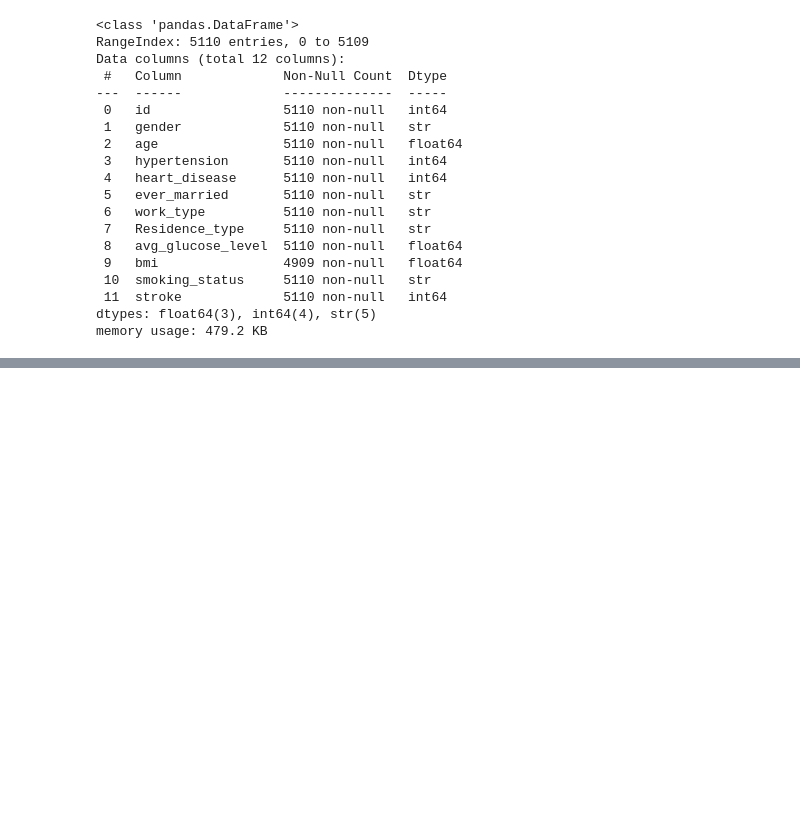
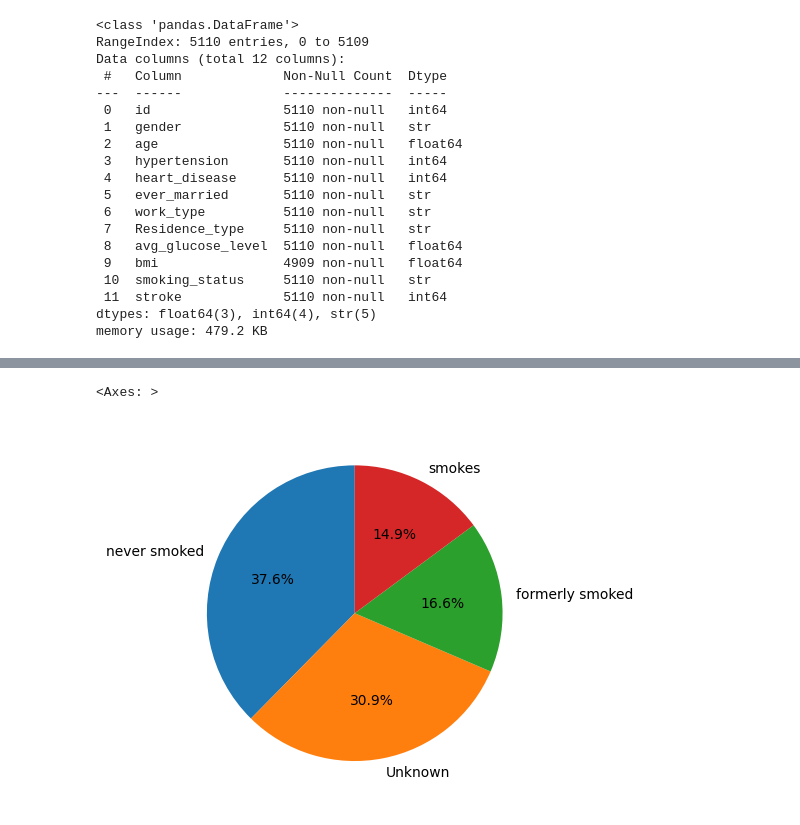
Before and after one commit to manuelfmerino/dashboard_example, a Jupyter notebook: data_clean_up.ipynb, the cells around one changed output, grey strips where cells are left out. Saved outputs shown, nothing was run; the diff lists cells and outputs as text; code cells hidden in the pictures; blank space fills up the shorter version.

```diff
--- a/data_clean_up.ipynb
+++ b/data_clean_up.ipynb
@@ -45,0 +119,12 @@ stroke_data.to_csv('datasets/healthcare_stroke_dataset_clean.csv', sep=',', inde
+# %%
+# Smoking statuts - stroke-negative
+smoking_counts = stroke_negative['smoking_status'].value_counts()
+smoking_counts.plot(
+    kind='pie',
+    autopct='%1.1f%%',
+    startangle=90,
+    ylabel=''
+)
+# %% [output]
+<Axes: >
+[figure, added]
```
Also changed, not shown: parts of 9 cells of this notebook, 3 other files.
